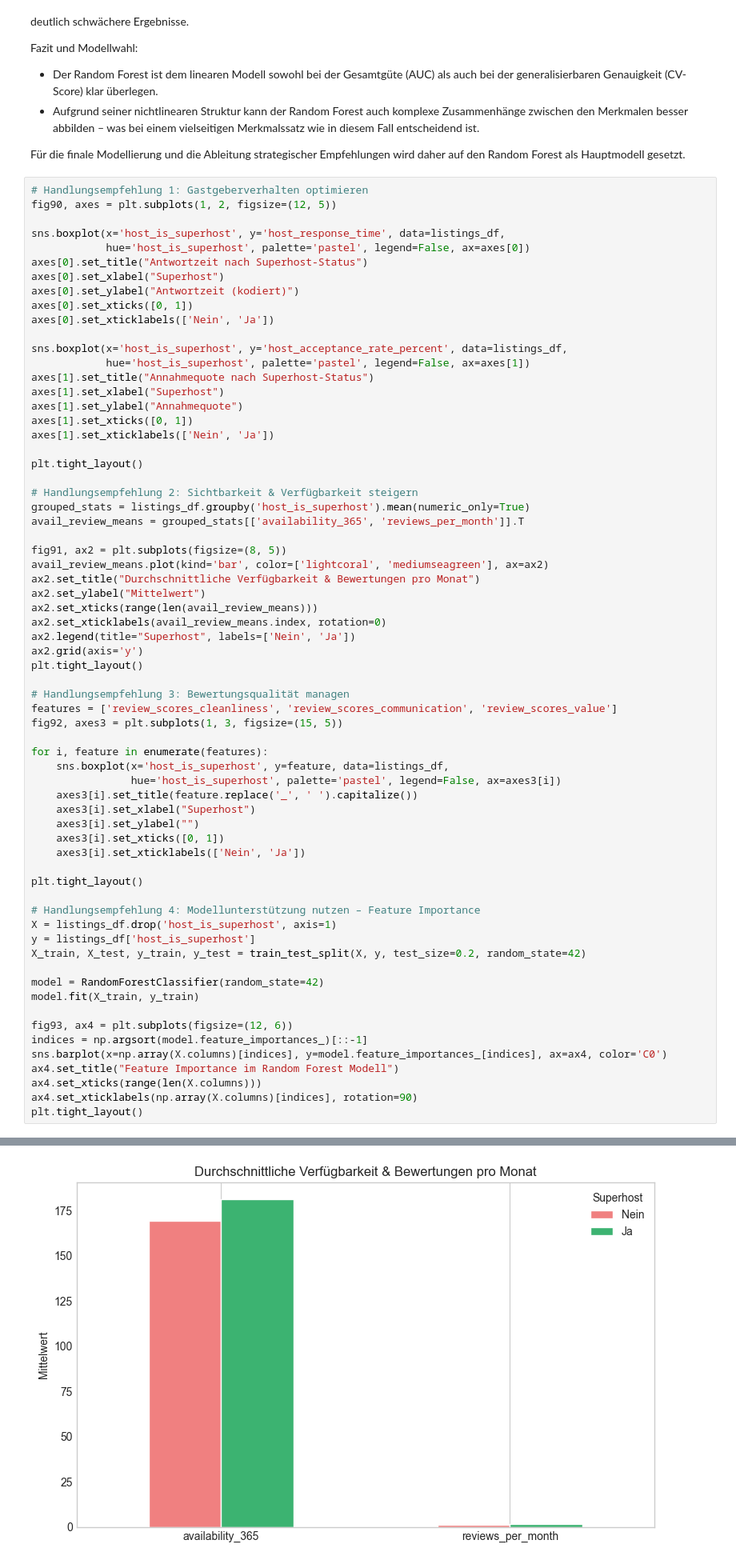
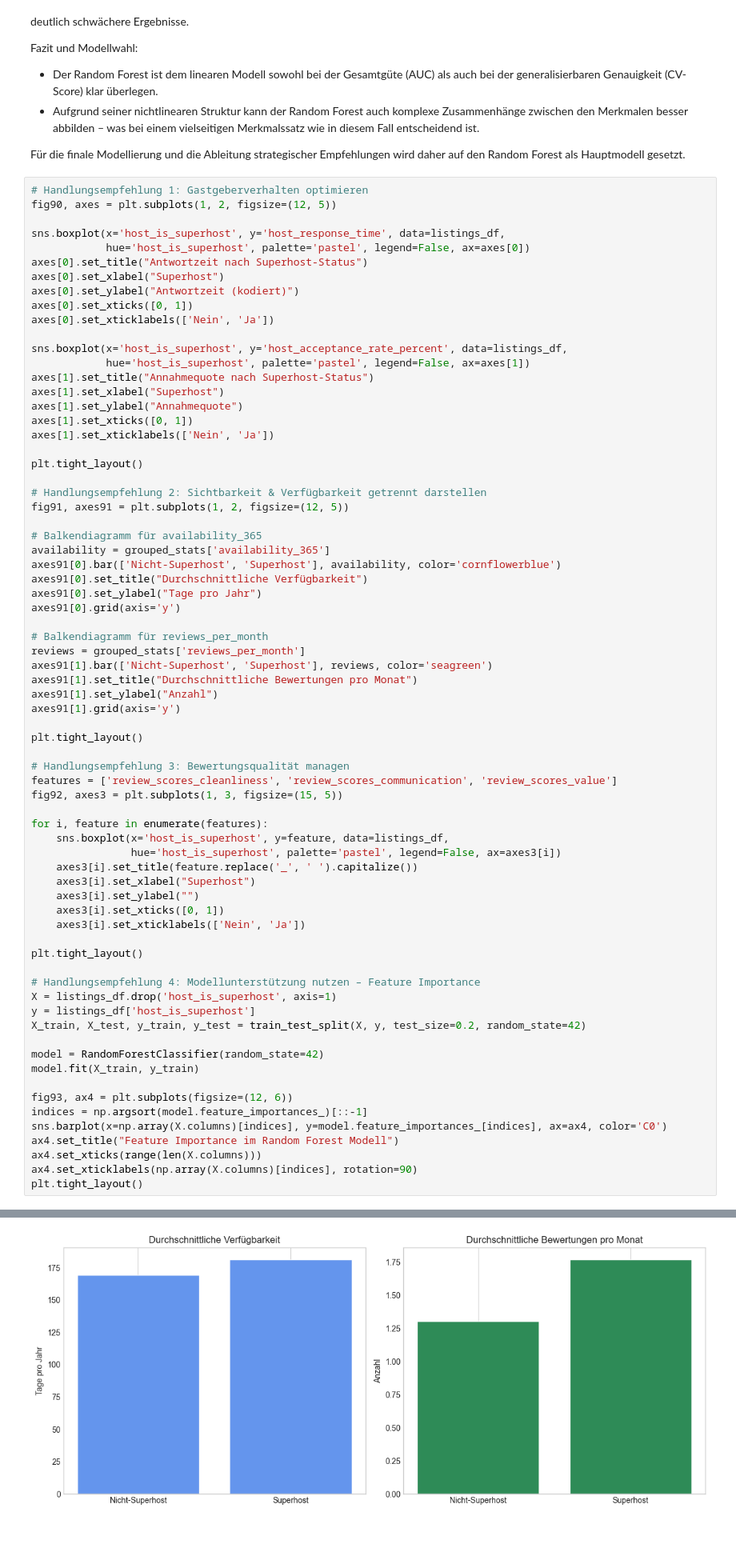
Before and after one commit to callmemarcleo/BINA, a Jupyter notebook: Final_Report.ipynb, the cells around one changed output, grey strips where cells are left out. Shown at 80% size. Drawn from its saved outputs; the diff is of its cells as text; blank space fills up the shorter version.

Commit message:
Anpassung Diagramm

```diff
--- a/Final_Report.ipynb
+++ b/Final_Report.ipynb
@@ -1909,18 +1909,23 @@ axes[1].set_xticklabels(['Nein', 'Ja'])
 
 plt.tight_layout()
 
-# Handlungsempfehlung 2: Sichtbarkeit & Verfügbarkeit steigern
-grouped_stats = listings_df.groupby('host_is_superhost').mean(numeric_only=True)
-avail_review_means = grouped_stats[['availability_365', 'reviews_per_month']].T
+# Handlungsempfehlung 2: Sichtbarkeit & Verfügbarkeit getrennt darstellen
+fig91, axes91 = plt.subplots(1, 2, figsize=(12, 5))
 
-fig91, ax2 = plt.subplots(figsize=(8, 5))
-avail_review_means.plot(kind='bar', color=['lightcoral', 'mediumseagreen'], ax=ax2)
-ax2.set_title("Durchschnittliche Verfügbarkeit & Bewertungen pro Monat")
-ax2.set_ylabel("Mittelwert")
-ax2.set_xticks(range(len(avail_review_means)))
-ax2.set_xticklabels(avail_review_means.index, rotation=0)
-ax2.legend(title="Superhost", labels=['Nein', 'Ja'])
-ax2.grid(axis='y')
+# Balkendiagramm für availability_365
+availability = grouped_stats['availability_365']
+axes91[0].bar(['Nicht-Superhost', 'Superhost'], availability, color='cornflowerblue')
+axes91[0].set_title("Durchschnittliche Verfügbarkeit")
+axes91[0].set_ylabel("Tage pro Jahr")
+axes91[0].grid(axis='y')
+
+# Balkendiagramm für reviews_per_month
+reviews = grouped_stats['reviews_per_month']
+axes91[1].bar(['Nicht-Superhost', 'Superhost'], reviews, color='seagreen')
+axes91[1].set_title("Durchschnittliche Bewertungen pro Monat")
+axes91[1].set_ylabel("Anzahl")
+axes91[1].grid(axis='y')
+
 plt.tight_layout()
 
 # Handlungsempfehlung 3: Bewertungsqualität managen
@@ -1928,34 +1933,34 @@ features = ['review_scores_cleanliness', 'review_scores_communication', 'review_
 fig92, axes3 = plt.subplots(1, 3, figsize=(15, 5))
 
 for i, feature in enumerate(features):
     sns.boxplot(x='host_is_superhost', y=feature, data=listings_df,
                 hue='host_is_superhost', palette='pastel', legend=False, ax=axes3[i])
     axes3[i].set_title(feature.replace('_', ' ').capitalize())
     axes3[i].set_xlabel("Superhost")
     axes3[i].set_ylabel("")
     axes3[i].set_xticks([0, 1])
     axes3[i].set_xticklabels(['Nein', 'Ja'])
 
 plt.tight_layout()
 
 # Handlungsempfehlung 4: Modellunterstützung nutzen – Feature Importance
 X = listings_df.drop('host_is_superhost', axis=1)
 y = listings_df['host_is_superhost']
 X_train, X_test, y_train, y_test = train_test_split(X, y, test_size=0.2, random_state=42)
 
 model = RandomForestClassifier(random_state=42)
 model.fit(X_train, y_train)
 
 fig93, ax4 = plt.subplots(figsize=(12, 6))
 indices = np.argsort(model.feature_importances_)[::-1]
 sns.barplot(x=np.array(X.columns)[indices], y=model.feature_importances_[indices], ax=ax4, color='C0')
 ax4.set_title("Feature Importance im Random Forest Modell")
 ax4.set_xticks(range(len(X.columns)))
 ax4.set_xticklabels(np.array(X.columns)[indices], rotation=90)
 plt.tight_layout()
 # %% [output]
 [figure]
-[figure, old version]
+[figure, new version]
 [figure]
 [figure]
 # %% [markdown]
```
Also changed, not shown: parts of 6 cells of this notebook.
